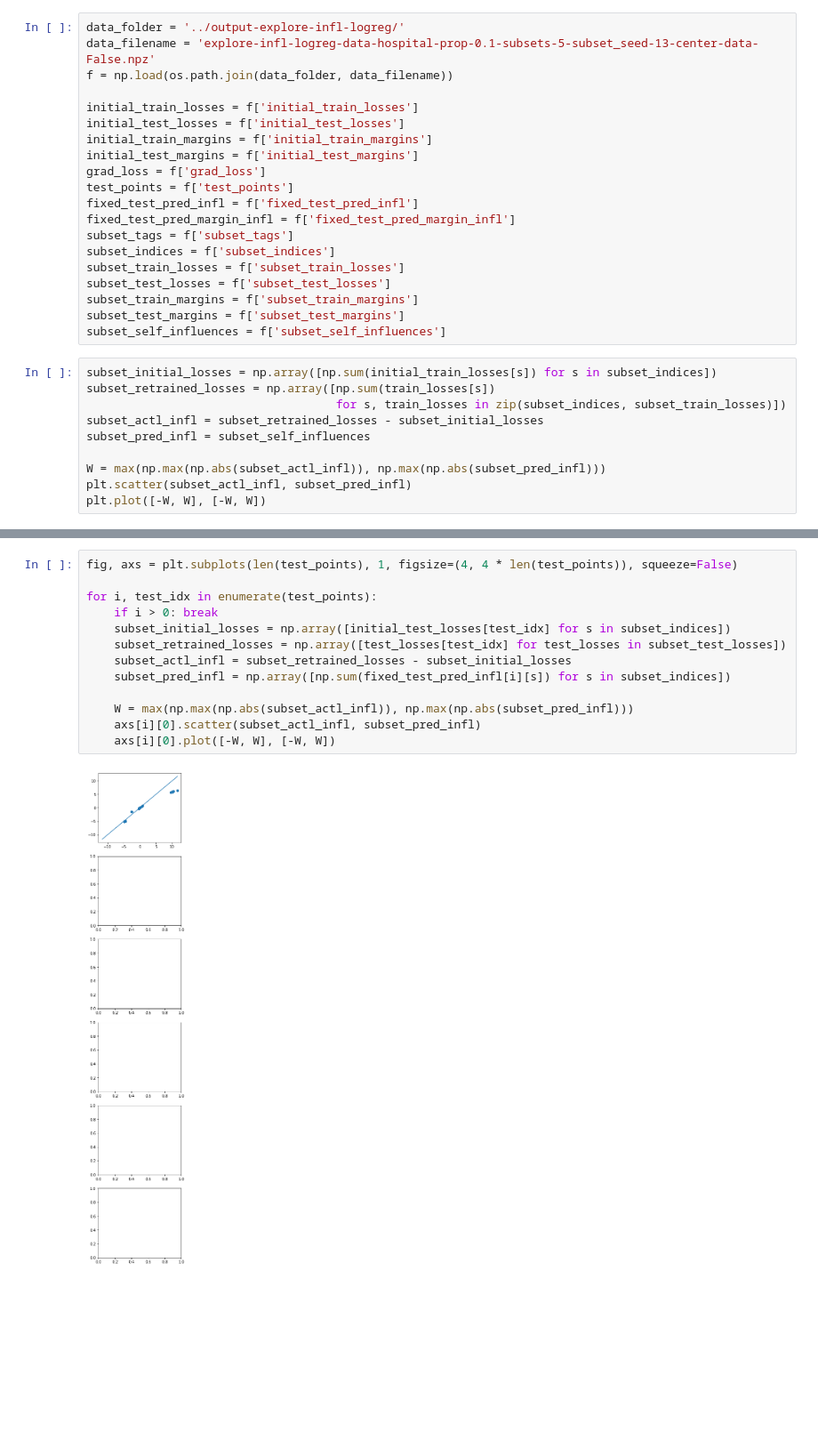
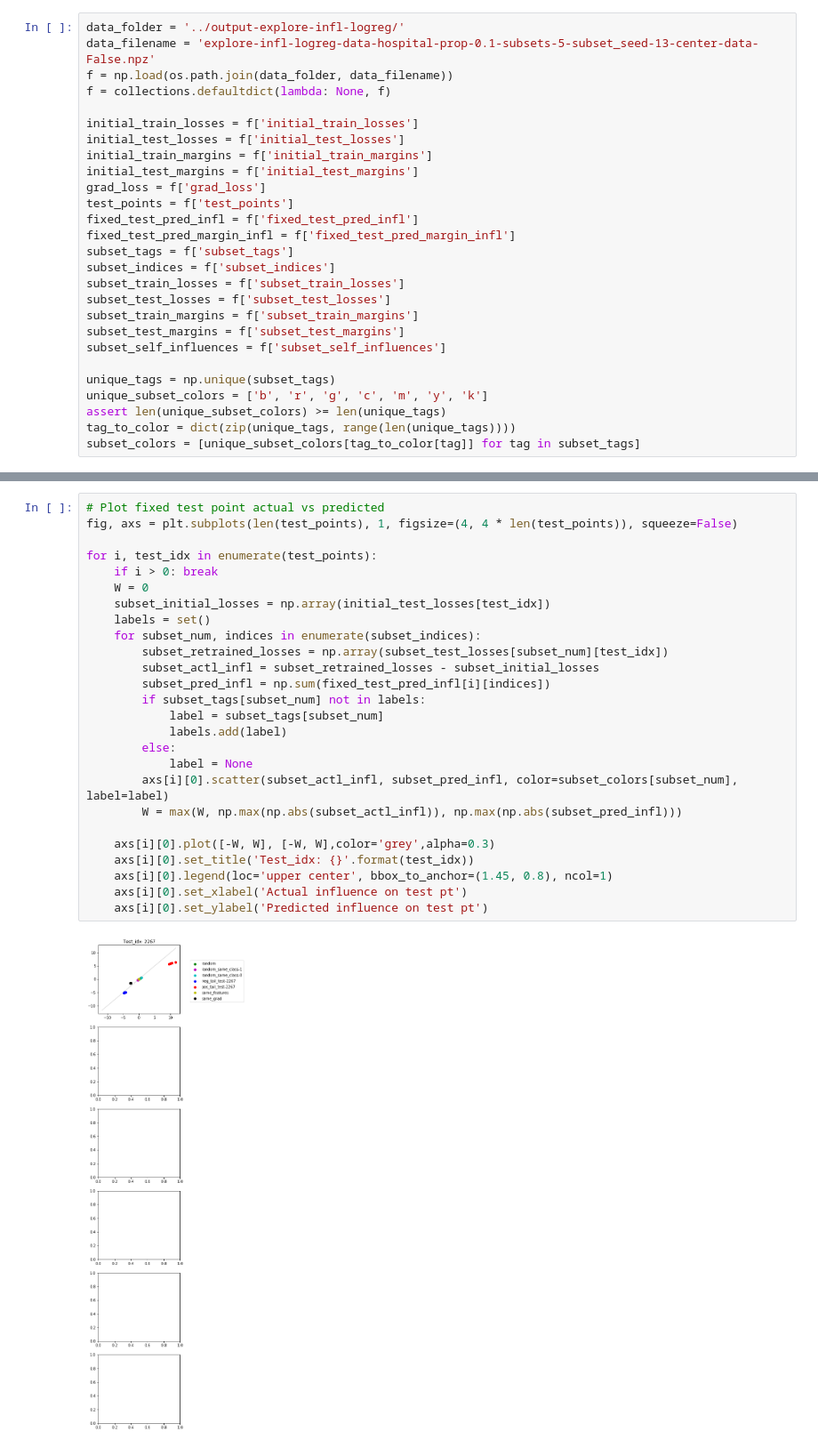
Before and after one commit to bbbert/influence-release, a Jupyter notebook: scripts/explore_infl_logreg.ipynb, the cells around one changed output, grey strips where cells are left out. Shown at 89% size. Saved outputs shown, nothing was run; the diff lists cells and outputs as text; blank space fills up the shorter version.

Commit message:
Coloring plots

```diff
--- a/scripts/explore_infl_logreg.ipynb
+++ b/scripts/explore_infl_logreg.ipynb
@@ -16,6 +20,7 @@ The autoreload extension is already loaded. To reload it, use:
 data_folder = '../output-explore-infl-logreg/'
 data_filename = 'explore-infl-logreg-data-hospital-prop-0.1-subsets-5-subset_seed-13-center-data-False.npz'
 f = np.load(os.path.join(data_folder, data_filename))
+f = collections.defaultdict(lambda: None, f)
 
 initial_train_losses = f['initial_train_losses']
 initial_test_losses = f['initial_test_losses']
@@ -32,13 +37,9 @@ subset_test_losses = f['subset_test_losses']
 subset_train_margins = f['subset_train_margins']
 subset_test_margins = f['subset_test_margins']
 subset_self_influences = f['subset_self_influences']
+
+unique_tags = np.unique(subset_tags)
+unique_subset_colors = ['b', 'r', 'g', 'c', 'm', 'y', 'k']
+assert len(unique_subset_colors) >= len(unique_tags)
+tag_to_color = dict(zip(unique_tags, range(len(unique_tags))))
+subset_colors = [unique_subset_colors[tag_to_color[tag]] for tag in subset_tags]
-# %%
-subset_initial_losses = np.array([np.sum(initial_train_losses[s]) for s in subset_indices])
-subset_retrained_losses = np.array([np.sum(train_losses[s])
-                                    for s, train_losses in zip(subset_indices, subset_train_losses)])
-subset_actl_infl = subset_retrained_losses - subset_initial_losses
-subset_pred_infl = subset_self_influences
-
-W = max(np.max(np.abs(subset_actl_infl)), np.max(np.abs(subset_pred_infl)))
-plt.scatter(subset_actl_infl, subset_pred_infl)
-plt.plot([-W, W], [-W, W])
@@ -48,15 +72,28 @@ plt.plot([-W, W], [-W, W])
 # %%
+# Plot fixed test point actual vs predicted
 fig, axs = plt.subplots(len(test_points), 1, figsize=(4, 4 * len(test_points)), squeeze=False)
 
 for i, test_idx in enumerate(test_points):
     if i > 0: break
-    subset_initial_losses = np.array([initial_test_losses[test_idx] for s in subset_indices])
-    subset_retrained_losses = np.array([test_losses[test_idx] for test_losses in subset_test_losses])
-    subset_actl_infl = subset_retrained_losses - subset_initial_losses
-    subset_pred_infl = np.array([np.sum(fixed_test_pred_infl[i][s]) for s in subset_indices])
+    W = 0
+    subset_initial_losses = np.array(initial_test_losses[test_idx])
+    labels = set()
+    for subset_num, indices in enumerate(subset_indices):
+        subset_retrained_losses = np.array(subset_test_losses[subset_num][test_idx])
+        subset_actl_infl = subset_retrained_losses - subset_initial_losses
+        subset_pred_infl = np.sum(fixed_test_pred_infl[i][indices])
+        if subset_tags[subset_num] not in labels:
+            label = subset_tags[subset_num]
+            labels.add(label)
+        else:
+            label = None
+        axs[i][0].scatter(subset_actl_infl, subset_pred_infl, color=subset_colors[subset_num], label=label)
+        W = max(W, np.max(np.abs(subset_actl_infl)), np.max(np.abs(subset_pred_infl)))
 
-    W = max(np.max(np.abs(subset_actl_infl)), np.max(np.abs(subset_pred_infl)))
-    axs[i][0].scatter(subset_actl_infl, subset_pred_infl)
-    axs[i][0].plot([-W, W], [-W, W])
+    axs[i][0].plot([-W, W], [-W, W],color='grey',alpha=0.3)
+    axs[i][0].set_title('Test_idx: {}'.format(test_idx))
+    axs[i][0].legend(loc='upper center', bbox_to_anchor=(1.45, 0.8), ncol=1)
+    axs[i][0].set_xlabel('Actual influence on test pt')
+    axs[i][0].set_ylabel('Predicted influence on test pt')
 # %% [output]
-[figure, old version]
+[figure, new version]
```
Also changed, not shown: parts of 3 cells of this notebook.
